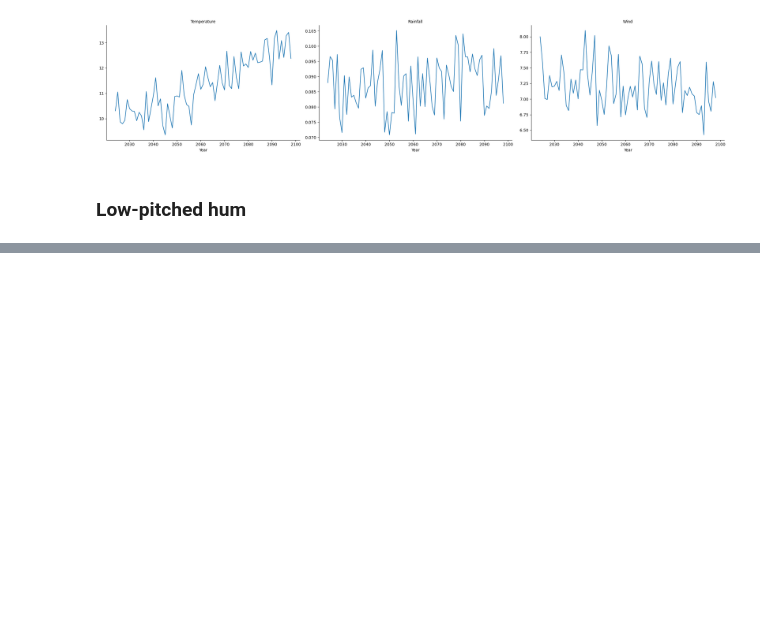
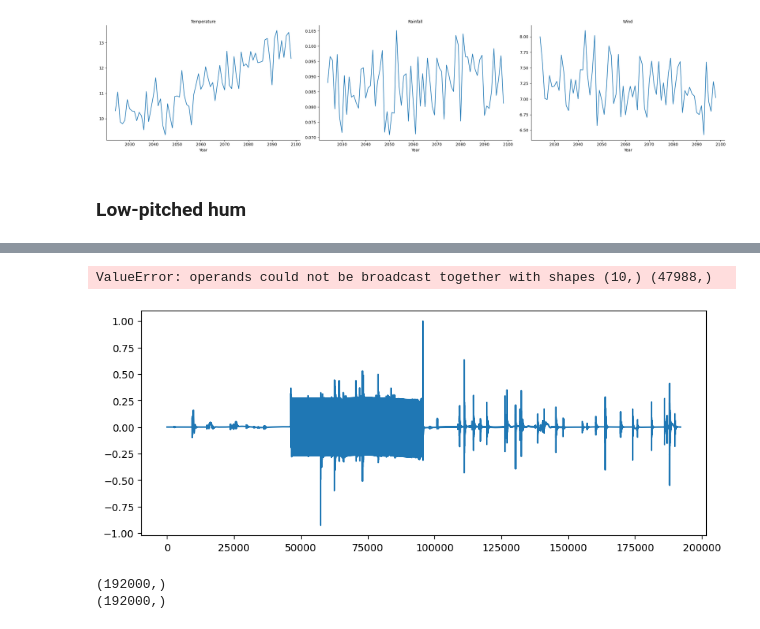
Before and after one commit to gpols/Sonification, a Jupyter notebook: main/signals.ipynb, the cells around one changed output, grey strips where cells are left out. Cells and saved outputs as stored; diff of their text form; code cells hidden in the pictures; blank space fills up the shorter version.

```diff
--- a/main/signals.ipynb
+++ b/main/signals.ipynb
@@ -326,0 +407,31 @@ sd.stop()
+# %%
+num_crackles = 50
+time = np.linspace(0, sample_duration, int(fs * sample_duration), endpoint=False)
+
+# Initialize crackles array
+crackles_signal = np.zeros_like(time)
+
+for _ in range(num_crackles):
+  crackle_duration = np.random.normal(1.0, 0.02)
+  crackle_amplitude = np.random.normal(0.2, 0.7)
+  frequency = np.random.normal(250, 50, 10)
+  t = np.linspace(0, crackle_duration, int(crackle_duration * fs), endpoint=False)
+  crackle = crackle_amplitude * np.sin(2 * np.pi * frequency * t)
+
+  # Random start point
+  start = random.randint(0, len(crackles_signal) - len(crackle))
+  # Add crackle to the signal
+  crackles_signal[start:start + len(crackle)] += crackle
+
+  band_stop = BandStopFilter(
+      min_center_freq=280,
+      max_center_freq=320,
+      p=1.0
+  )
+  crackles_signal = band_stop(crackles_signal, fs)
+
+
+# Normalize
+crackles_signal /= np.max(np.abs(crackles_signal))
+# %% [output]
+ValueError: operands could not be broadcast together with shapes (10,) (47988,)
@@ -326,0 +441,12 @@ sd.stop()
+# %%
+plt.figure(figsize=(10, 4))
+plt.plot(crackles_signal)
+plt.show()
+# %% [output]
+[figure, added]
+# %%
+print(crackles_signal.shape)
+print(buzz_signal.shape)
+# %% [output]
+(192000,)
+(192000,)
```
Also changed, not shown: parts of 24 cells of this notebook, 5 other files.
